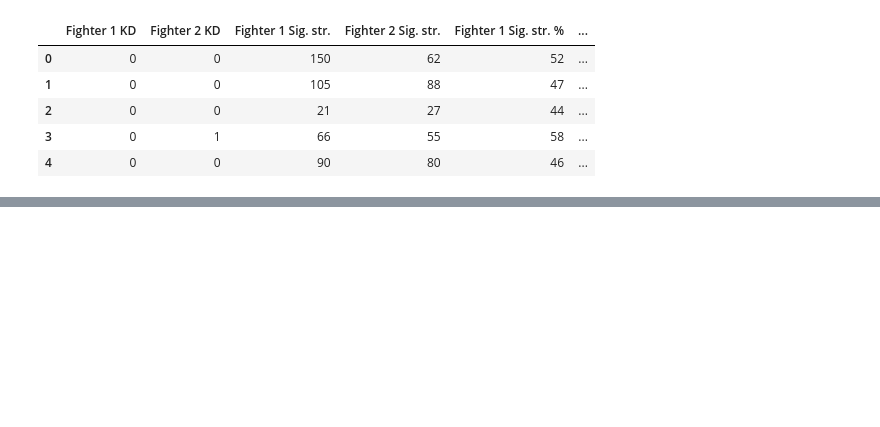
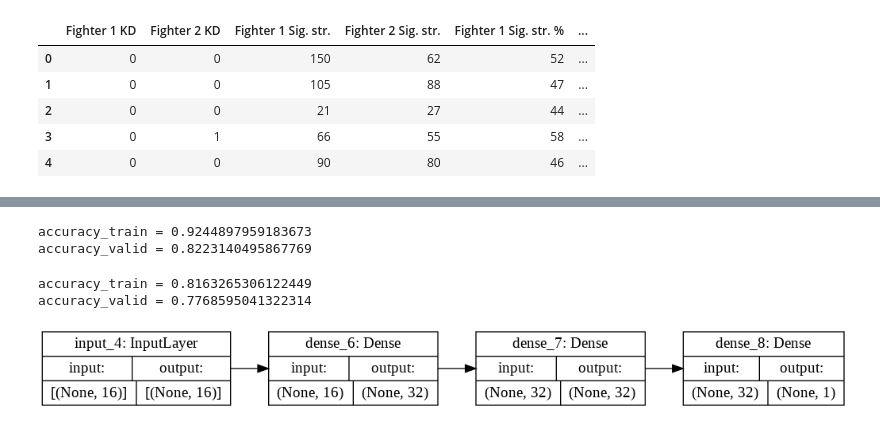
Before and after one commit to tylerlum/ufc_automated_scoring_system, a Jupyter notebook: UFC_Automated_Scoring_System.ipynb, the cells around one changed output, grey strips where cells are left out. Cells and saved outputs as stored; diff of their text form; code cells hidden in the pictures; blank space fills up the shorter version.

```diff
--- a/UFC_Automated_Scoring_System.ipynb
+++ b/UFC_Automated_Scoring_System.ipynb
@@ -357,0 +562,38 @@ FIGHT_TABLE.tail()
+# %%
+# MLP
+from sklearn.neural_network import MLPClassifier
+
+clf = MLPClassifier(random_state=1, max_iter=300).fit(X_train, y_train)
+accuracy_train = clf.score(X_train, y_train)
+accuracy_valid = clf.score(X_valid, y_valid)
+print(f"accuracy_train = {accuracy_train}")
+print(f"accuracy_valid = {accuracy_valid}")
+# %% [output]
+accuracy_train = 0.9244897959183673
+accuracy_valid = 0.8223140495867769
+# %%
+# SVM
+from sklearn.svm import SVC
+
+clf = SVC(random_state=1).fit(X_train, y_train)
+accuracy_train = clf.score(X_train, y_train)
+accuracy_valid = clf.score(X_valid, y_valid)
+print(f"accuracy_train = {accuracy_train}")
+print(f"accuracy_valid = {accuracy_valid}")
+# %% [output]
+accuracy_train = 0.8163265306122449
+accuracy_valid = 0.7768595041322314
+# %%
+# FFN
+import tensorflow as tf
+
+model = tf.keras.models.Sequential()
+model.add(tf.keras.Input(shape=X_train.shape[1:]))
+model.add(tf.keras.layers.Dense(32, activation='relu'))
+model.add(tf.keras.layers.Dense(32, activation='relu'))
+model.add(tf.keras.layers.Dense(1, activation='sigmoid'))
+
+model.compile(optimizer='adam', loss='binary_crossentropy', metrics=['accuracy'])
+tf.keras.utils.plot_model(model, show_shapes=True, rankdir="LR")
+# %% [output]
+[figure, added]
```
Also changed, not shown: parts of 40 cells of this notebook.
